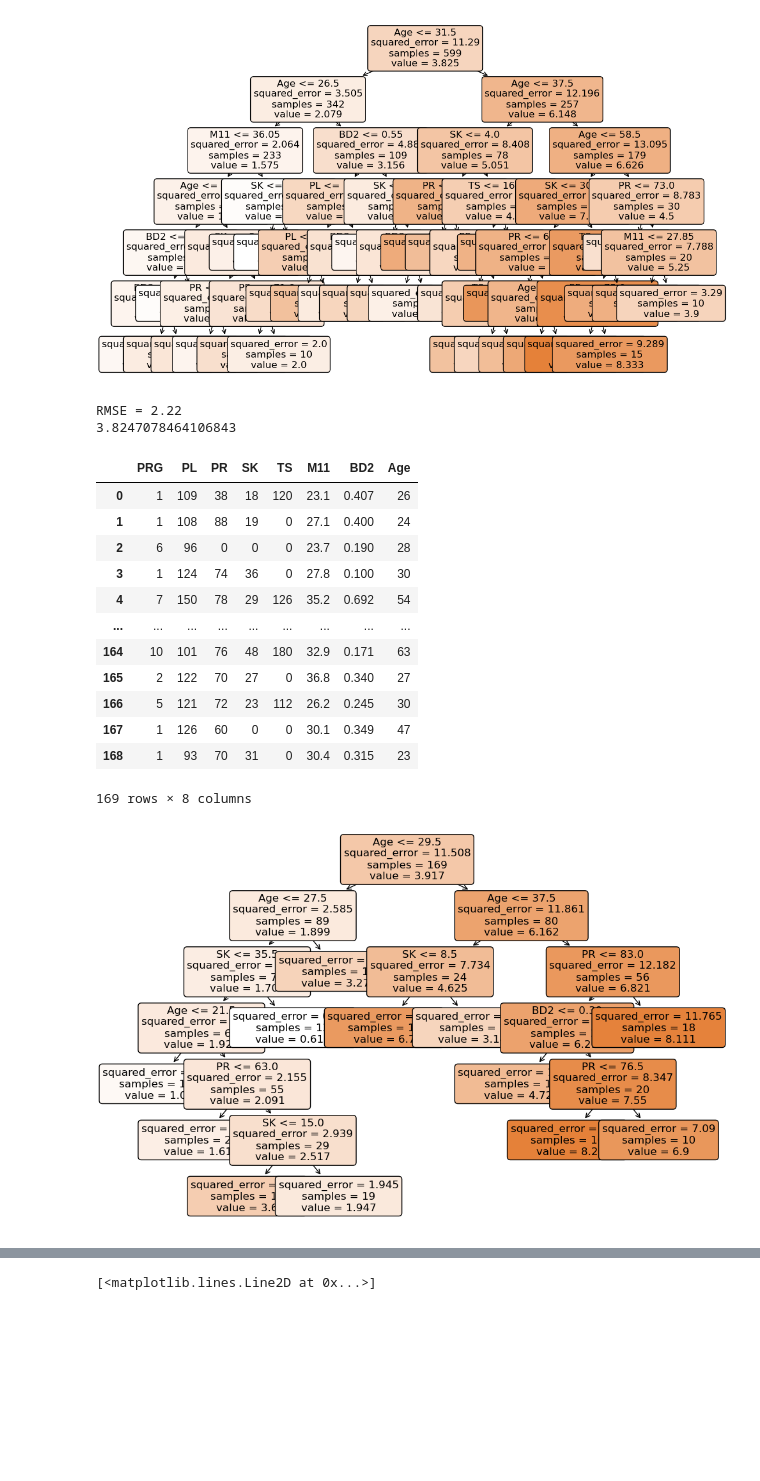
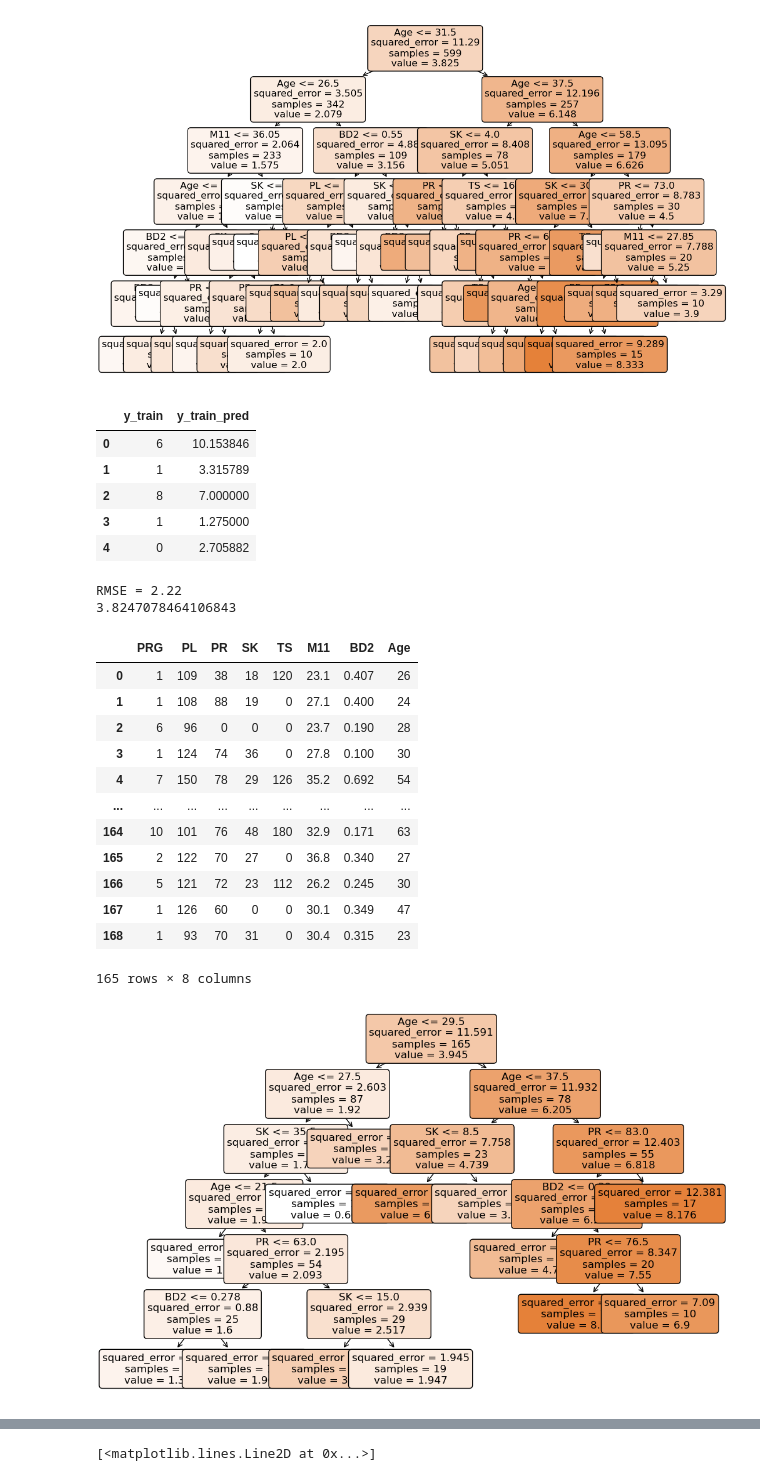
Before and after one commit to doctorf72/Naya_ML_RegressionProject, a Jupyter notebook: sepsis.ipynb, the cells around one changed output, grey strips where cells are left out. Saved outputs shown, nothing was run; the diff lists cells and outputs as text; code cells hidden in the pictures; blank space fills up the shorter version.

```diff
--- a/sepsis.ipynb
+++ b/sepsis.ipynb
@@ -265,4 +296,4 @@ Insurance    0.000742
 Name: PRG, dtype: float64
 # %%
-patients_train= patients_train.drop(columns=['Sepssis', 'ID'])
+patients_train1= patients_train.drop(columns=['Sepssis', 'ID'])
 # %%
@@ -275,7 +304,7 @@ Index(['PRG', 'PL', 'PR', 'SK', 'TS', 'M11', 'BD2', 'Age', 'Insurance'], dtype='
 
 
 #transform the insurance column
-X_insurance = patients_train[['Insurance']]
+X_insurance = patients_train1[['Insurance']]
 
 # Create an instance of the OneHotEncoder class
 onehot_encoder = OneHotEncoder()
@@ -287,18 +316,18 @@ X_insurance_encoded = onehot_encoder.fit_transform(X_insurance)
 X_insurance_encoded_df = pd.DataFrame(X_insurance_encoded.toarray(), columns=onehot_encoder.get_feature_names(['Insurance']))
 
 # Replace the original 'Insurance' column with the encoded one
-patients_train= patients_train.drop('Insurance', axis=1)
-patients_train['no Insurance']=X_insurance_encoded_df['Insurance_0']
-patients_train['have Insurance']=X_insurance_encoded_df['Insurance_1']
-patients_train.columns
+patients_train1= patients_train1.drop('Insurance', axis=1)
+patients_train1['no Insurance']=X_insurance_encoded_df['Insurance_0']
+patients_train1['have Insurance']=X_insurance_encoded_df['Insurance_1']
+patients_train1.columns
 # %% [output]
 Index(['PRG', 'PL', 'PR', 'SK', 'TS', 'M11', 'BD2', 'Age', 'no Insurance',
        'have Insurance'],
       dtype='object')
 # %%
 #define X and y
-X=patients_train.drop('PRG', axis=1)
-y=patients_train['PRG']
+X=patients_train1.drop('PRG', axis=1)
+y=patients_train1['PRG']
 # %%
 X.columns
 # %% [output]
@@ -387,18 +417,28 @@ visualize_tree(model, md=7)
 #prediction
 y_pred = model.predict(X)
 
-#
-PRG_rmse = mse(y, y_pred, squared=False)
-print(f"RMSE = {PRG_rmse:.2f}")
-
-print ( y.mean())
+#visualize the model
+pd.DataFrame({'y_train': y, 'y_train_pred': y_pred}).head()
 # %% [output]
-RMSE = 2.22
-3.8247078464106843
+|  | y_train | y_train_pred |
+| 0 | 6 | 10.153846 |
+| 1 | 1 | 3.315789 |
+| 2 | 8 | 7.000000 |
+| 3 | 1 | 1.275000 |
+| 4 | 0 | 2.705882 |
+# %%
+#access
+PRG_rmse = mse(y, y_pred, squared=False)
+print(f"RMSE = {PRG_rmse:.2f}")
+
+print ( y.mean())
+# %% [output]
+RMSE = 2.22
+3.8247078464106843
 # %%
 #Validating the model
-patients_test=patients_test.drop(columns=['Insurance', 'ID'])
-patients_test
+TS_test=TS_test.drop(columns=['Insurance', 'ID'])
+TS_test
 # %% [output]
 |  | PRG | PL | PR | SK | TS | M11 | BD2 | Age |
 | 0 | 1 | 109 | 38 | 18 | 120 | 23.1 | 0.407 | 26 |
@@ -412,25 +452,25 @@ patients_test
 | 166 | 5 | 121 | 72 | 23 | 112 | 26.2 | 0.245 | 30 |
 | 167 | 1 | 126 | 60 | 0 | 0 | 30.1 | 0.349 | 47 |
 | 168 | 1 | 93 | 70 | 31 | 0 | 30.4 | 0.315 | 23 |
-169 rows × 8 columns
+165 rows × 8 columns
 # %%
 #define X and y
-X_test=patients_test.drop('PRG', axis=1)
-y_test=patients_test['PRG']
+X_test=TS_test.drop('PRG', axis=1)
+y_test=TS_test['PRG']
 
 model.fit(X_test, y_test)
 
 export_graphviz(model)
 
 def visualize_tree(model, md=4, fs=(12, 8)):
     plt.figure(figsize=fs)
     plot_tree(model,
             max_depth=md,
             feature_names=model.feature_names_in_,
             label='all',
             filled=True,
             rounded=True,
             fontsize=12);
 visualize_tree(model, md=7)
 # %% [output]
-[figure, old version]
+[figure, new version]
```
Also changed, not shown: parts of 45 cells of this notebook.
